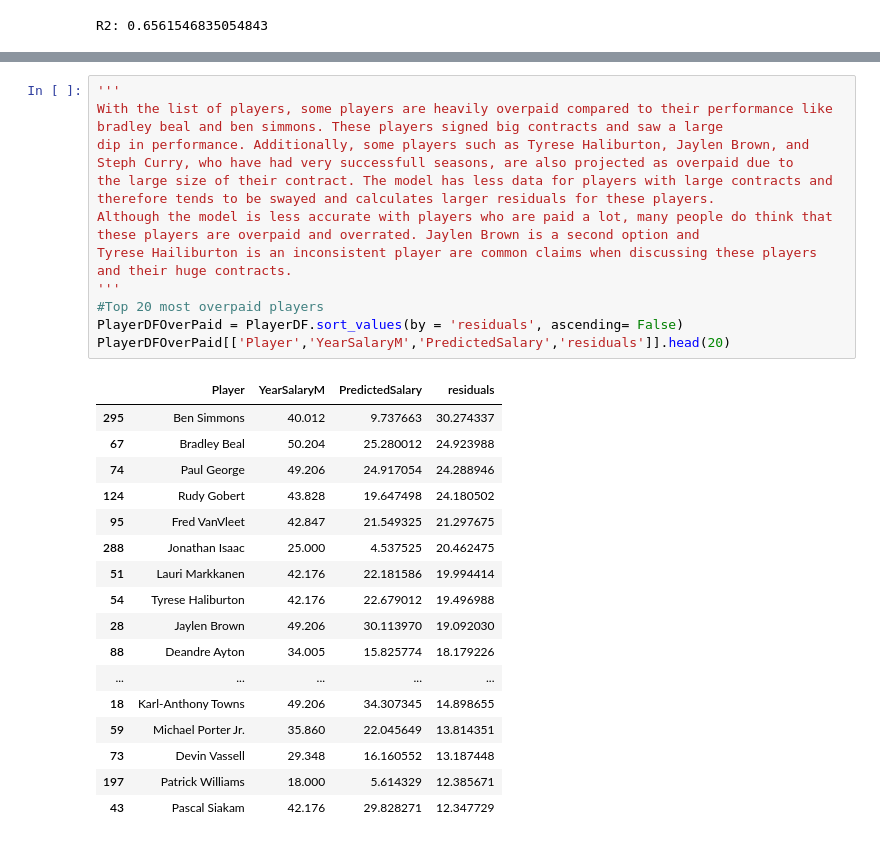
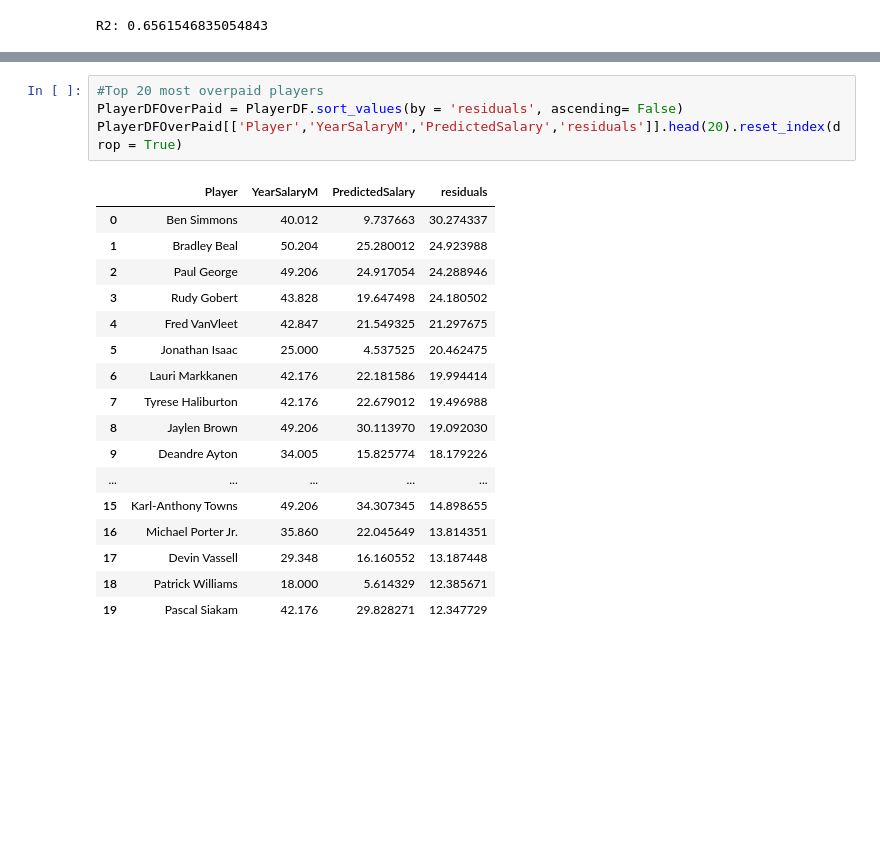
Before and after one commit to ruddaraju/NBA_PlayerValueAnalysis, a Jupyter notebook: Analysis/3_Player_Efficiency_Analysis.ipynb, the cells around one changed output, grey strips where cells are left out. Cells and saved outputs as stored; diff of their text form; blank space fills up the shorter version.

```diff
--- a/Analysis/3_Player_Efficiency_Analysis.ipynb
+++ b/Analysis/3_Player_Efficiency_Analysis.ipynb
@@ -59,32 +53,25 @@ plt.show()
 # %% [output]
 [figure]
 # %%
-'''
-With the list of players, some players are heavily overpaid compared to their performance like bradley beal and ben simmons. These players signed big contracts and saw a large
-dip in performance. Additionally, some players such as Tyrese Haliburton, Jaylen Brown, and Steph Curry, who have had very successfull seasons, are also projected as overpaid due to
-the large size of their contract. The model has less data for players with large contracts and therefore tends to be swayed and calculates larger residuals for these players.
-Although the model is less accurate with players who are paid a lot, many people do think that these players are overpaid and overrated. Jaylen Brown is a second option and
-Tyrese Hailiburton is an inconsistent player are common claims when discussing these players and their huge contracts.
-'''
 #Top 20 most overpaid players
 PlayerDFOverPaid = PlayerDF.sort_values(by = 'residuals', ascending= False)
-PlayerDFOverPaid[['Player','YearSalaryM','PredictedSalary','residuals']].head(20)
+PlayerDFOverPaid[['Player','YearSalaryM','PredictedSalary','residuals']].head(20).reset_index(drop = True)
 # %% [output]
 |  | Player | YearSalaryM | PredictedSalary | residuals |
-| 295 | Ben Simmons | 40.012 | 9.737663 | 30.274337 |
-| 67 | Bradley Beal | 50.204 | 25.280012 | 24.923988 |
-| 74 | Paul George | 49.206 | 24.917054 | 24.288946 |
-| 124 | Rudy Gobert | 43.828 | 19.647498 | 24.180502 |
-| 95 | Fred VanVleet | 42.847 | 21.549325 | 21.297675 |
-| 288 | Jonathan Isaac | 25.000 | 4.537525 | 20.462475 |
-| 51 | Lauri Markkanen | 42.176 | 22.181586 | 19.994414 |
-| 54 | Tyrese Haliburton | 42.176 | 22.679012 | 19.496988 |
-| 28 | Jaylen Brown | 49.206 | 30.113970 | 19.092030 |
-| 88 | Deandre Ayton | 34.005 | 15.825774 | 18.179226 |
+| 0 | Ben Simmons | 40.012 | 9.737663 | 30.274337 |
+| 1 | Bradley Beal | 50.204 | 25.280012 | 24.923988 |
+| 2 | Paul George | 49.206 | 24.917054 | 24.288946 |
+| 3 | Rudy Gobert | 43.828 | 19.647498 | 24.180502 |
+| 4 | Fred VanVleet | 42.847 | 21.549325 | 21.297675 |
+| 5 | Jonathan Isaac | 25.000 | 4.537525 | 20.462475 |
+| 6 | Lauri Markkanen | 42.176 | 22.181586 | 19.994414 |
+| 7 | Tyrese Haliburton | 42.176 | 22.679012 | 19.496988 |
+| 8 | Jaylen Brown | 49.206 | 30.113970 | 19.092030 |
+| 9 | Deandre Ayton | 34.005 | 15.825774 | 18.179226 |
 | ... | ... | ... | ... | ... |
-| 18 | Karl-Anthony Towns | 49.206 | 34.307345 | 14.898655 |
-| 59 | Michael Porter Jr. | 35.860 | 22.045649 | 13.814351 |
-| 73 | Devin Vassell | 29.348 | 16.160552 | 13.187448 |
-| 197 | Patrick Williams | 18.000 | 5.614329 | 12.385671 |
-| 43 | Pascal Siakam | 42.176 | 29.828271 | 12.347729 |
+| 15 | Karl-Anthony Towns | 49.206 | 34.307345 | 14.898655 |
+| 16 | Michael Porter Jr. | 35.860 | 22.045649 | 13.814351 |
+| 17 | Devin Vassell | 29.348 | 16.160552 | 13.187448 |
+| 18 | Patrick Williams | 18.000 | 5.614329 | 12.385671 |
+| 19 | Pascal Siakam | 42.176 | 29.828271 | 12.347729 |
 # %%
```
Also changed, not shown: parts of 2 cells of this notebook.
